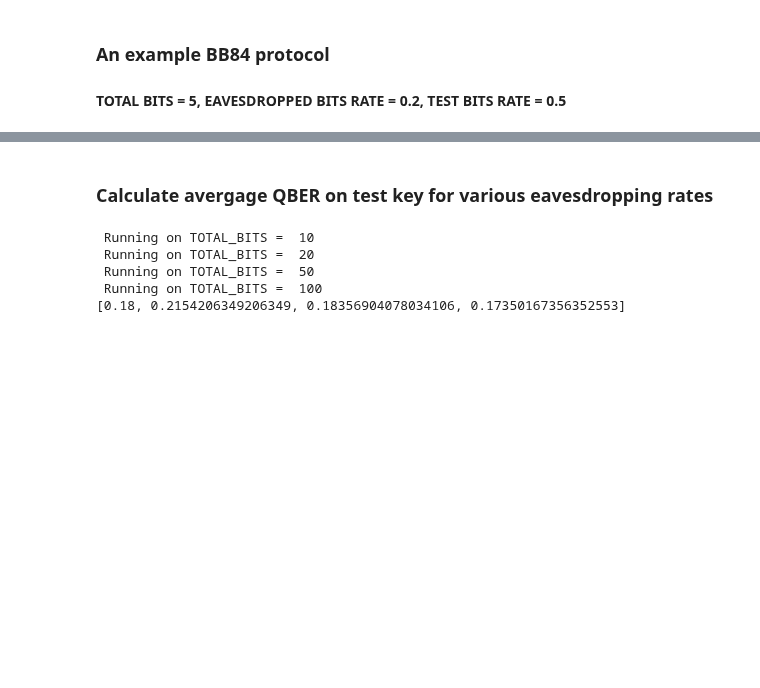
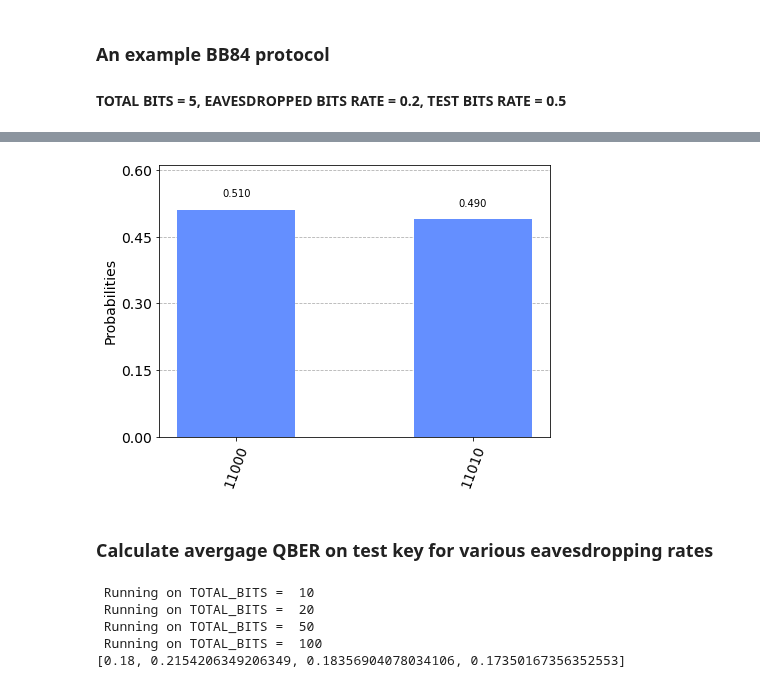
Before and after one commit to egrace479/QuForceBB84Proj, a Jupyter notebook: notebooks/BB84.ipynb, the cells around one changed output, grey strips where cells are left out. Saved outputs shown, nothing was run; the diff lists cells and outputs as text; code cells hidden in the pictures; blank space fills up the shorter version.

```diff
--- a/notebooks/BB84.ipynb
+++ b/notebooks/BB84.ipynb
@@ -97,3 +102,8 @@ Circuit after Bob completes decoding and measurement
+# %%
+result = execute(circuit, Aer.get_backend('qasm_simulator'), shots=100).result().get_counts()
+plot_histogram(result)
+# %% [output]
+[figure, added]
 # %% [markdown]
 ### Calculate avergage QBER on test key for various eavesdropping rates
 # %%
```
Also changed, not shown: parts of 4 cells of this notebook, 1 other file.
